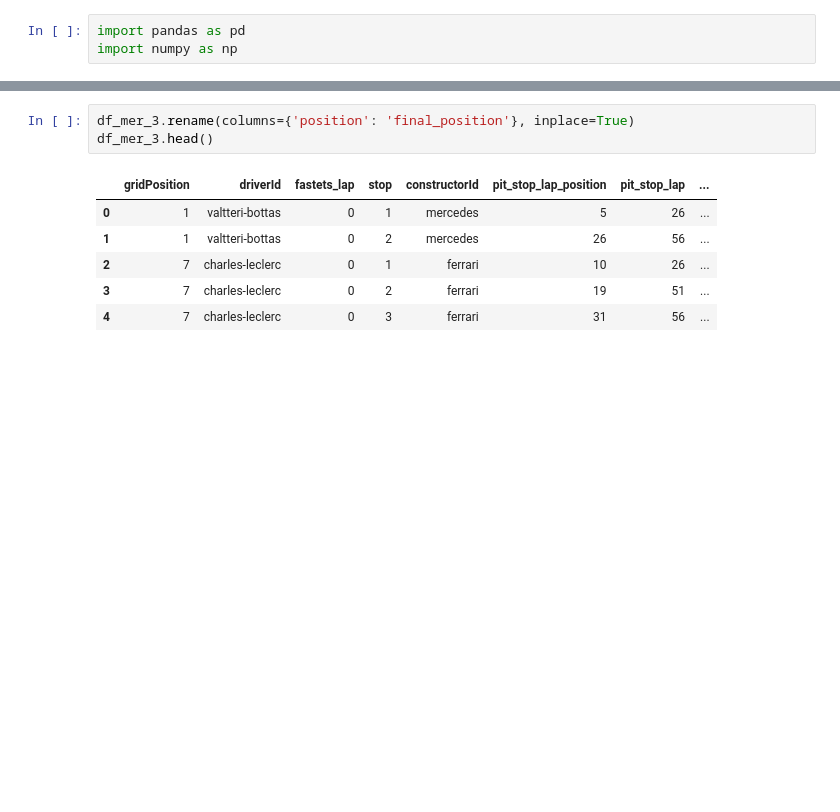
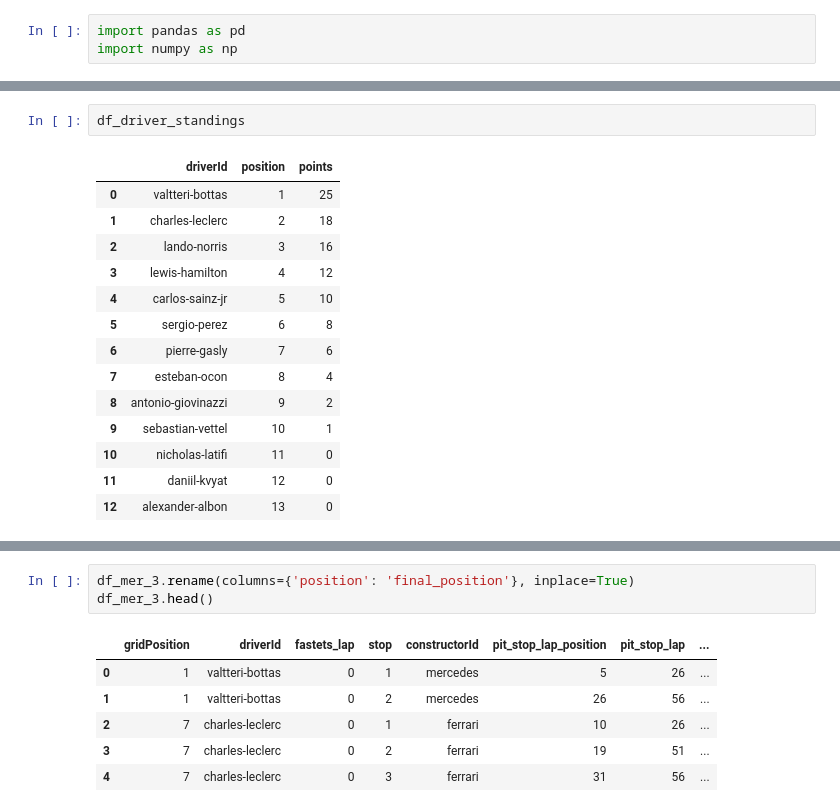
Before and after one commit to tarunramani12/Formula-1, a Jupyter notebook: Notebooks/data-prep.ipynb, the cells around one changed output, grey strips where cells are left out. Cells and saved outputs as stored; diff of their text form; blank space fills up the shorter version.

```diff
--- a/Notebooks/data-prep.ipynb
+++ b/Notebooks/data-prep.ipynb
@@ -192,0 +72,17 @@ df_reace_results.head()
+# %%
+df_driver_standings
+# %% [output]
+|  | driverId | position | points |
+| 0 | valtteri-bottas | 1 | 25 |
+| 1 | charles-leclerc | 2 | 18 |
+| 2 | lando-norris | 3 | 16 |
+| 3 | lewis-hamilton | 4 | 12 |
+| 4 | carlos-sainz-jr | 5 | 10 |
+| 5 | sergio-perez | 6 | 8 |
+| 6 | pierre-gasly | 7 | 6 |
+| 7 | esteban-ocon | 8 | 4 |
+| 8 | antonio-giovinazzi | 9 | 2 |
+| 9 | sebastian-vettel | 10 | 1 |
+| 10 | nicholas-latifi | 11 | 0 |
+| 11 | daniil-kvyat | 12 | 0 |
+| 12 | alexander-albon | 13 | 0 |
```
Also changed, not shown: parts of 17 cells of this notebook, 1 other file.
